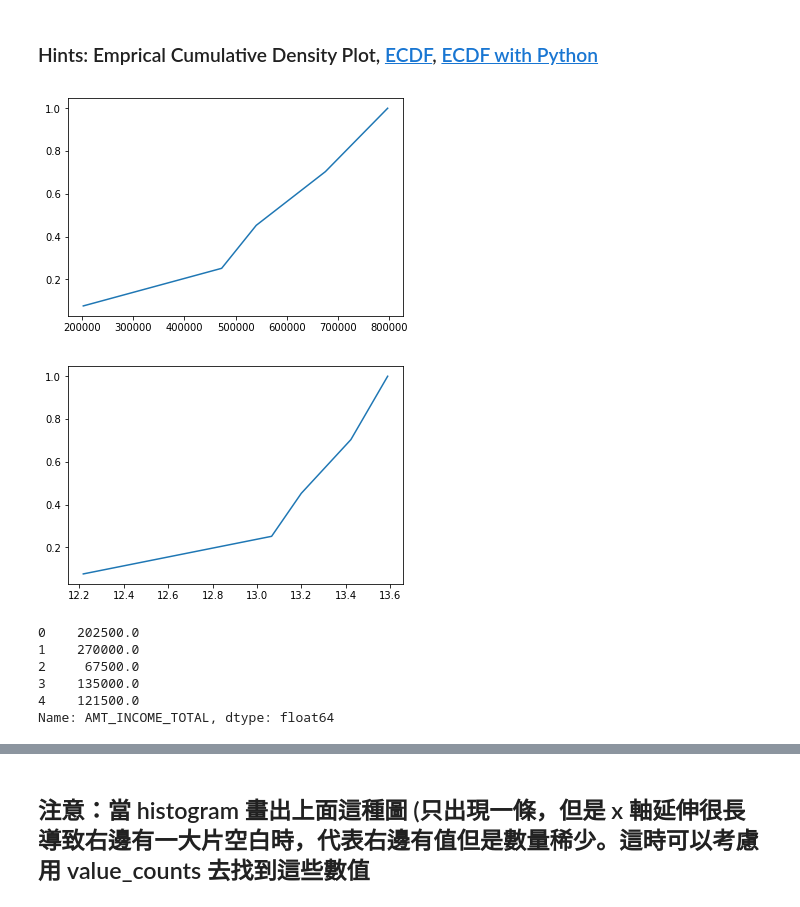
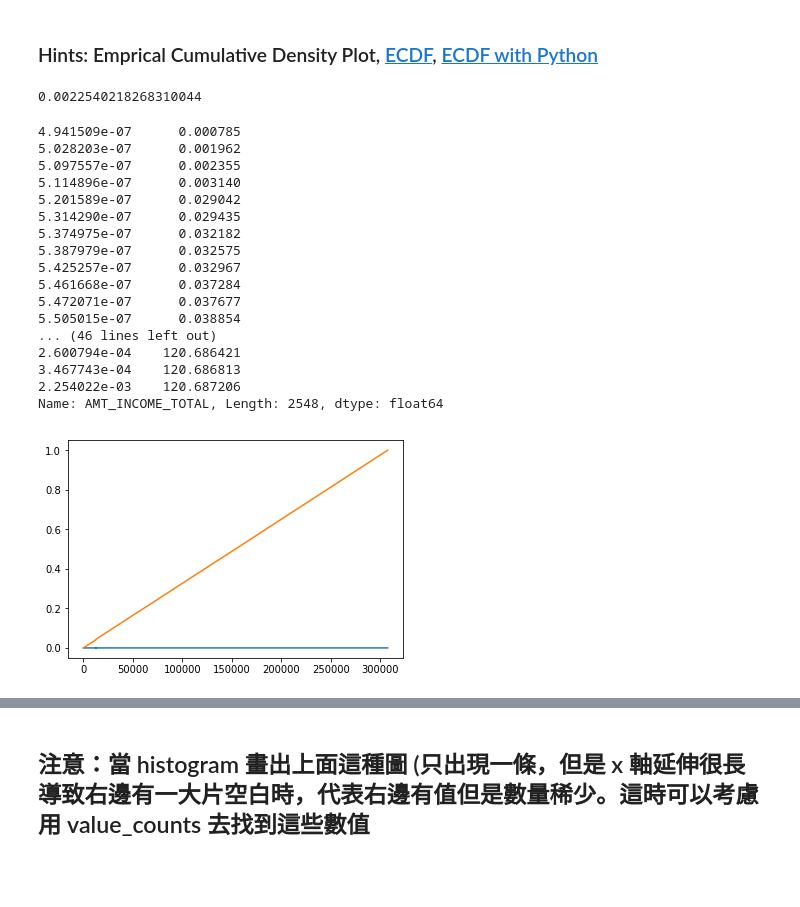
Before and after one commit to YanChengZhu1123/2nd-ML100Days, a Jupyter notebook: homework/Day_006_HW.ipynb, the cells around one changed output, grey strips where cells are left out. Saved outputs shown, nothing was run; the diff lists cells and outputs as text; code cells hidden in the pictures; blank space fills up the shorter version.

```diff
--- a/homework/Day_006_HW.ipynb
+++ b/homework/Day_006_HW.ipynb
@@ -200,52 +194,42 @@ Name: OBS_60_CNT_SOCIAL_CIRCLE, dtype: float64
 [figure]
 # %% [markdown]
 ### Hints: Emprical Cumulative Density Plot, [ECDF](https://zh.wikipedia.org/wiki/%E7%BB%8F%E9%AA%8C%E5%88%86%E5%B8%83%E5%87%BD%E6%95%B0), [ECDF with Python](https://stackoverflow.com/questions/14006520/ecdf-in-python-without-step-function)
-# %%
-# 最大值離平均與中位數很遠
-#print(app_train['AMT_INCOME_TOTAL'].describe())
-hist = np.array([])
-ehist = np.array([])
-#h = app_train['AMT_INCOME_TOTAL'].head()
-h = list(app_train['AMT_INCOME_TOTAL'].head())
-#h = list(app_train['AMT_INCOME_TOTAL'])
-#h.sort()
-
-count = 0;
-for data in h:
-    if(count > 0):
-        hist = np.append(hist,hist[-1]+data)
-    else:
-        hist = np.append(hist,data)
-    count = count +1
-
-#print(hist)
-cdf = hist.cumsum()
-cdf_normalized = cdf/ cdf.max()
-
-
-plt.plot(hist,cdf_normalized)
-plt.show()
-# %% [output]
-[figure, removed]
-[figure, removed]
 # %%
 # 最大值離平均與中位數很遠
-#print(app_train['AMT_INCOME_TOTAL'].describe())
-hist = np.array([])
-ehist = np.array([])
-h = app_train['AMT_INCOME_TOTAL'].head()
-#h = list(app_train['AMT_INCOME_TOTAL'].head())
-#h = list(app_train['AMT_INCOME_TOTAL'])
-eh = h[h >= 1000.0]
 
-print(eh)
+
+#h = app_train['AMT_INCOME_TOTAL'].head()
+#h = app_train['AMT_INCOME_TOTAL'].head()
+h = app_train['AMT_INCOME_TOTAL']
+pdf = h / sum(h)
+cdf = pdf.cumsum()
+
+plt.plot(pdf)
+plt.plot(cdf)
+print(pdf.max())
+
+sq=pdf.value_counts()
+sq.sort_index().cumsum()*1./len(sq)
 # %% [output]
-0    202500.0
-1    270000.0
-2     67500.0
-3    135000.0
-4    121500.0
-Name: AMT_INCOME_TOTAL, dtype: float64
+0.0022540218268310044
+4.941509e-07      0.000785
+5.028203e-07      0.001962
+5.097557e-07      0.002355
+5.114896e-07      0.003140
+5.201589e-07      0.029042
+5.314290e-07      0.029435
+5.374975e-07      0.032182
+5.387979e-07      0.032575
+5.425257e-07      0.032967
+5.461668e-07      0.037284
+5.472071e-07      0.037677
+5.505015e-07      0.038854
+... (46 lines left out)
+2.600794e-04    120.686421
+3.467743e-04    120.686813
+2.254022e-03    120.687206
+Name: AMT_INCOME_TOTAL, Length: 2548, dtype: float64
+[figure, added]
 # %%
 # 最大值離平均與中位數很遠
 print(app_train['AMT_INCOME_TOTAL'].describe())
```
Also changed, not shown: parts of 7 cells of this notebook.
